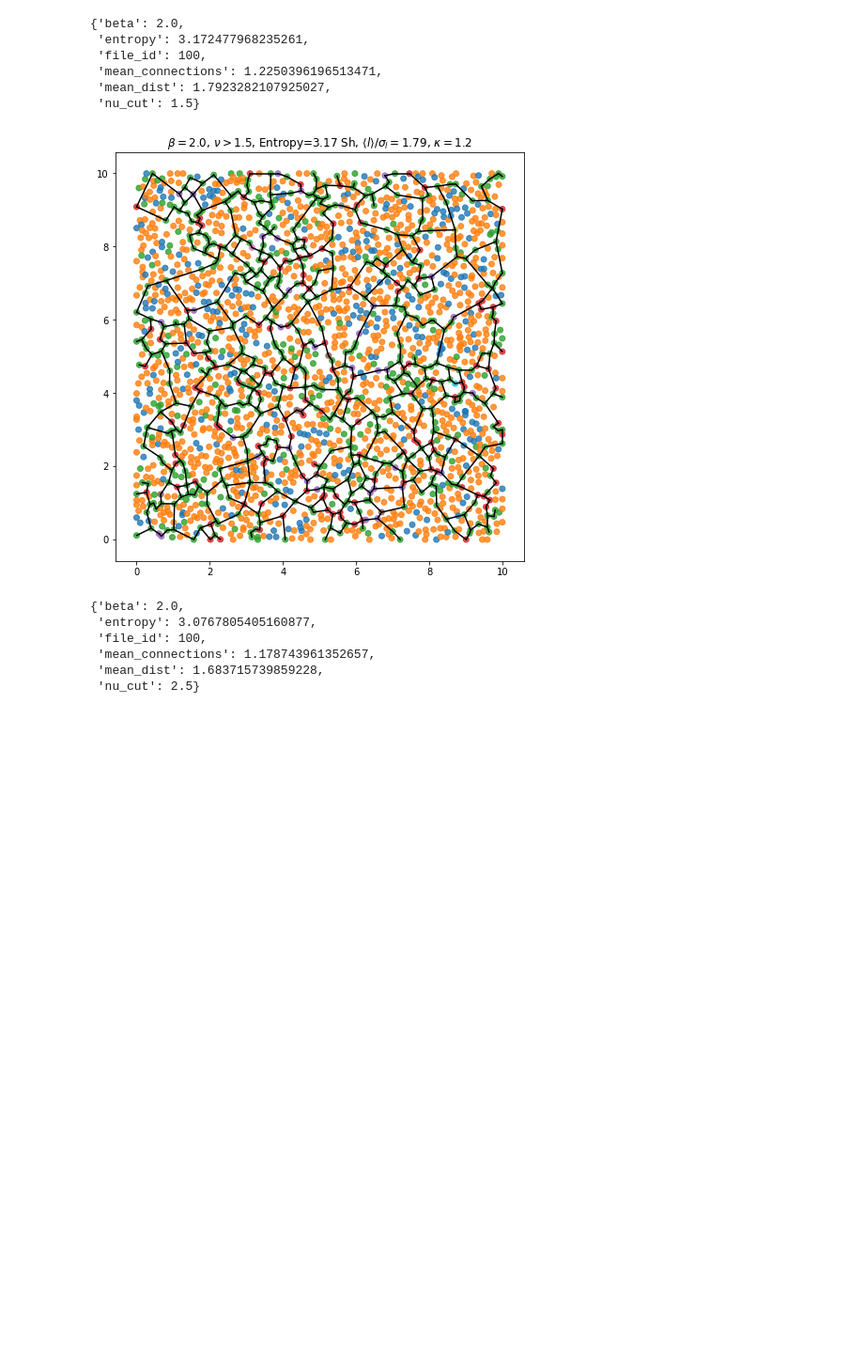
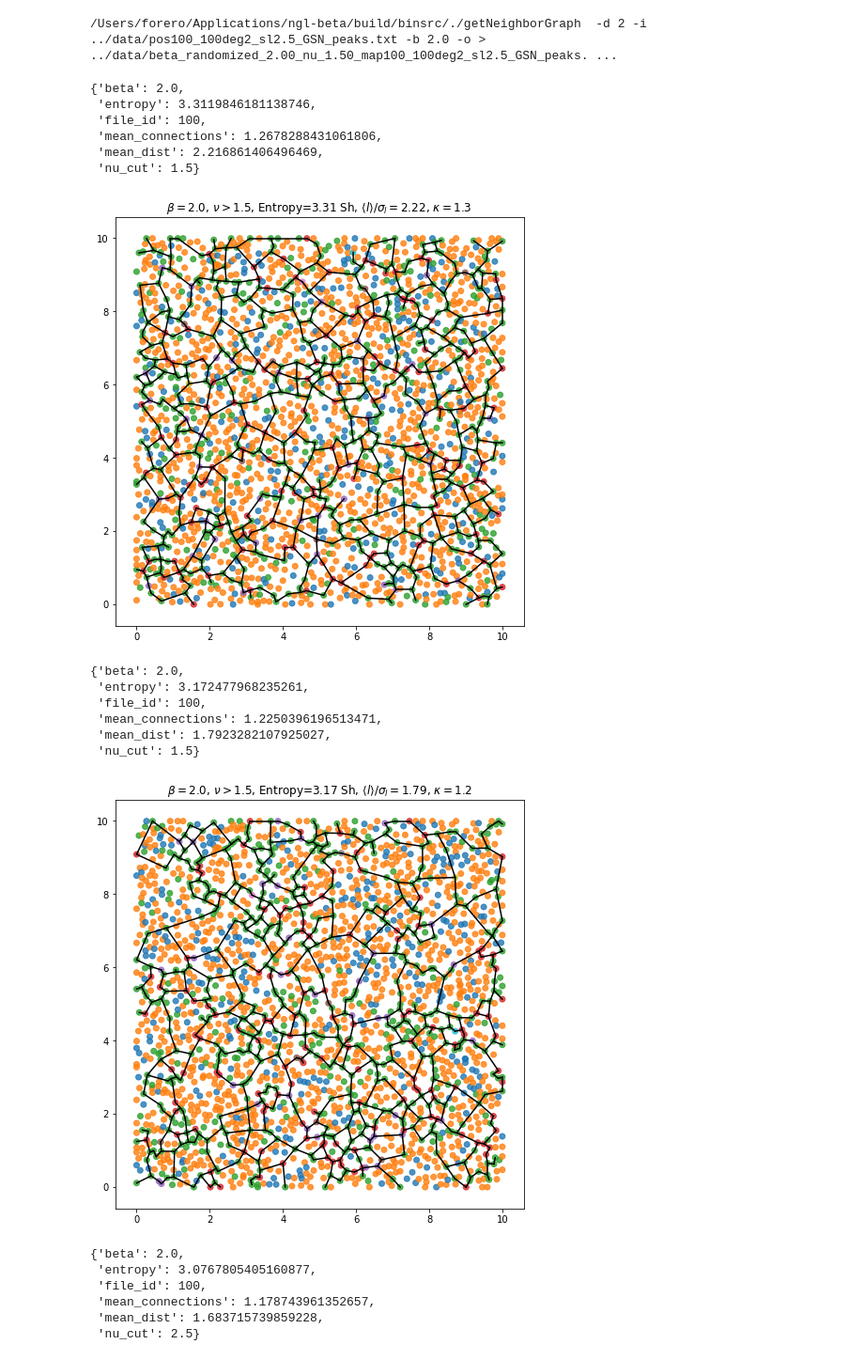
Before and after one commit to forero/SkeletonLensing, a Jupyter notebook: code/entropy.ipynb, the cells around one changed output. Shown at 94% size. Saved outputs shown, nothing was run; the diff lists cells and outputs as text; code cells hidden in the pictures; blank space fills up the shorter version.

Commit message:
randomized

```diff
--- a/code/entropy.ipynb
+++ b/code/entropy.ipynb
@@ -8,11 +8,18 @@ from collections import Counter
 
 %matplotlib inline
 # %%
-def process_file(file_id=100, nu_cut=1.0, beta=1.0, make_plot=False):
+def process_file(file_id=100, nu_cut=1.0, beta=1.0, make_plot=False, randomize=False):
 
     peak_name = "map{:d}_100deg2_sl2.5_GSN_peaks.txt".format(file_id)
     peak_file = os.path.join("../data/", peak_name)
     all_peak_data = np.loadtxt(peak_file)
+
+    # randomize the significance values
+    if randomize:
+        n = len(all_peak_data[:,0])
+        ids = np.arange(n)
+        np.random.shuffle(ids)
+        all_peak_data[:,0] = all_peak_data[ids,0]
 
     # significance cut
     ii = all_peak_data[:,0]> nu_cut
@@ -21,7 +28,10 @@ def process_file(file_id=100, nu_cut=1.0, beta=1.0, make_plot=False):
     peak_pos_file = peak_file.replace("map", "pos")
     np.savetxt(peak_pos_file, peak_data[:,1:])
 
-    out_filename = "../data/beta_{:.2f}_nu_{:.2f}_{}".format(beta, nu_cut, peak_name)
+    if randomize:
+        out_filename = "../data/beta_randomized_{:.2f}_nu_{:.2f}_{}".format(beta, nu_cut, peak_name)
+    else:
+        out_filename = "../data/beta_{:.2f}_nu_{:.2f}_{}".format(beta, nu_cut, peak_name)
 
     skel = "/Users/forero/Applications/ngl-beta/build/binsrc/./getNeighborGraph "
 
@@ -85,6 +95,17 @@ def process_file(file_id=100, nu_cut=1.0, beta=1.0, make_plot=False):
         plt.title(title)
     return {'entropy':entropy, 'mean_dist':normed_mean_distance, 'mean_connections':mean_connections,
             'beta':beta, 'nu_cut':nu_cut, 'file_id':file_id}
+# %%
+process_file(nu_cut=1.5, beta=2.0, make_plot=True, randomize=True)
+# %% [output]
+/Users/forero/Applications/ngl-beta/build/binsrc/./getNeighborGraph  -d 2 -i ../data/pos100_100deg2_sl2.5_GSN_peaks.txt -b 2.0 -o > ../data/beta_randomized_2.00_nu_1.50_map100_100deg2_sl2.5_GSN_peaks. ...
+{'beta': 2.0,
+ 'entropy': 3.3119846181138746,
+ 'file_id': 100,
+ 'mean_connections': 1.2678288431061806,
+ 'mean_dist': 2.216861406496469,
+ 'nu_cut': 1.5}
+[figure, added]
 # %%
 process_file(nu_cut=1.5, beta=2.0, make_plot=True)
 # %% [output]
```
Also changed, not shown: parts of 7 cells of this notebook.
